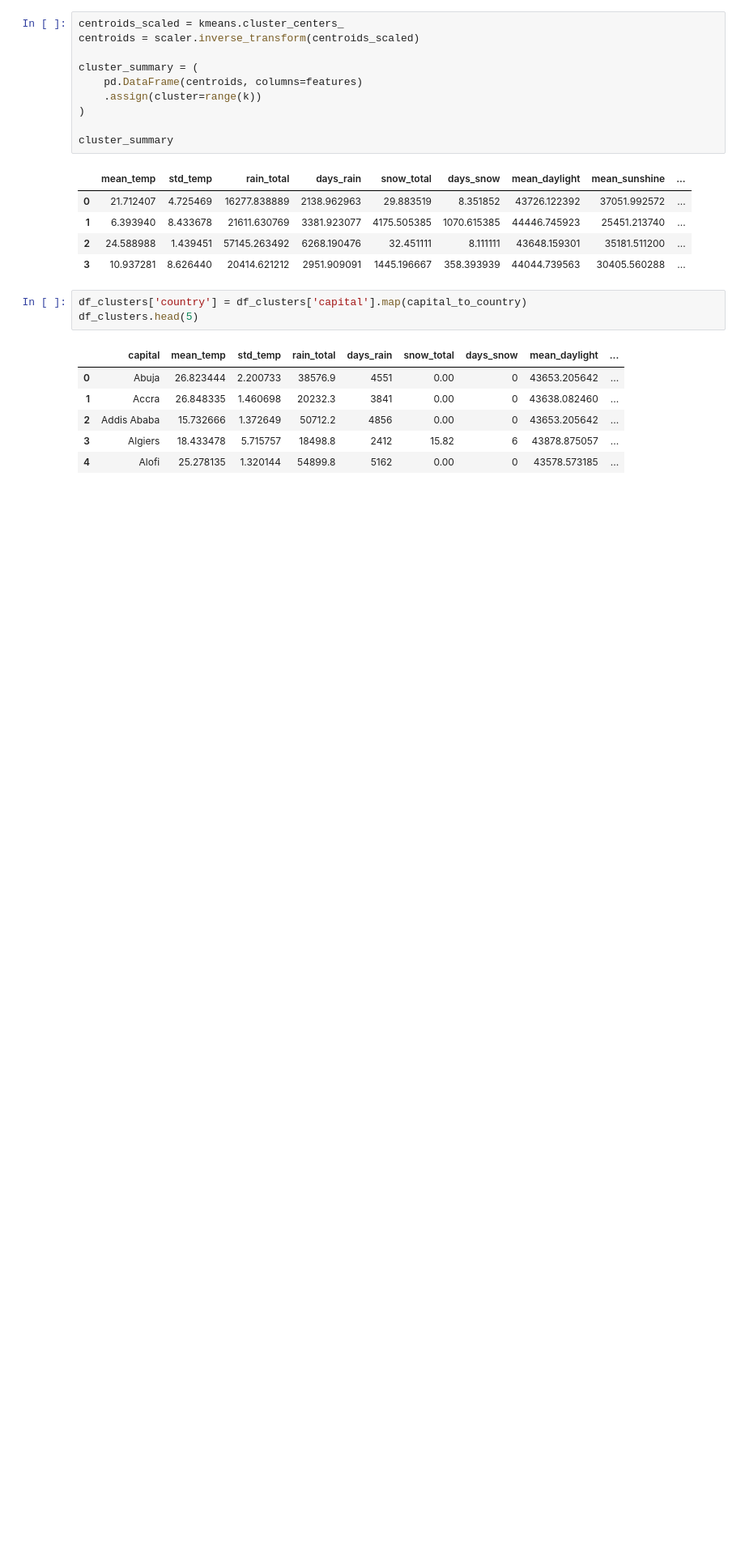
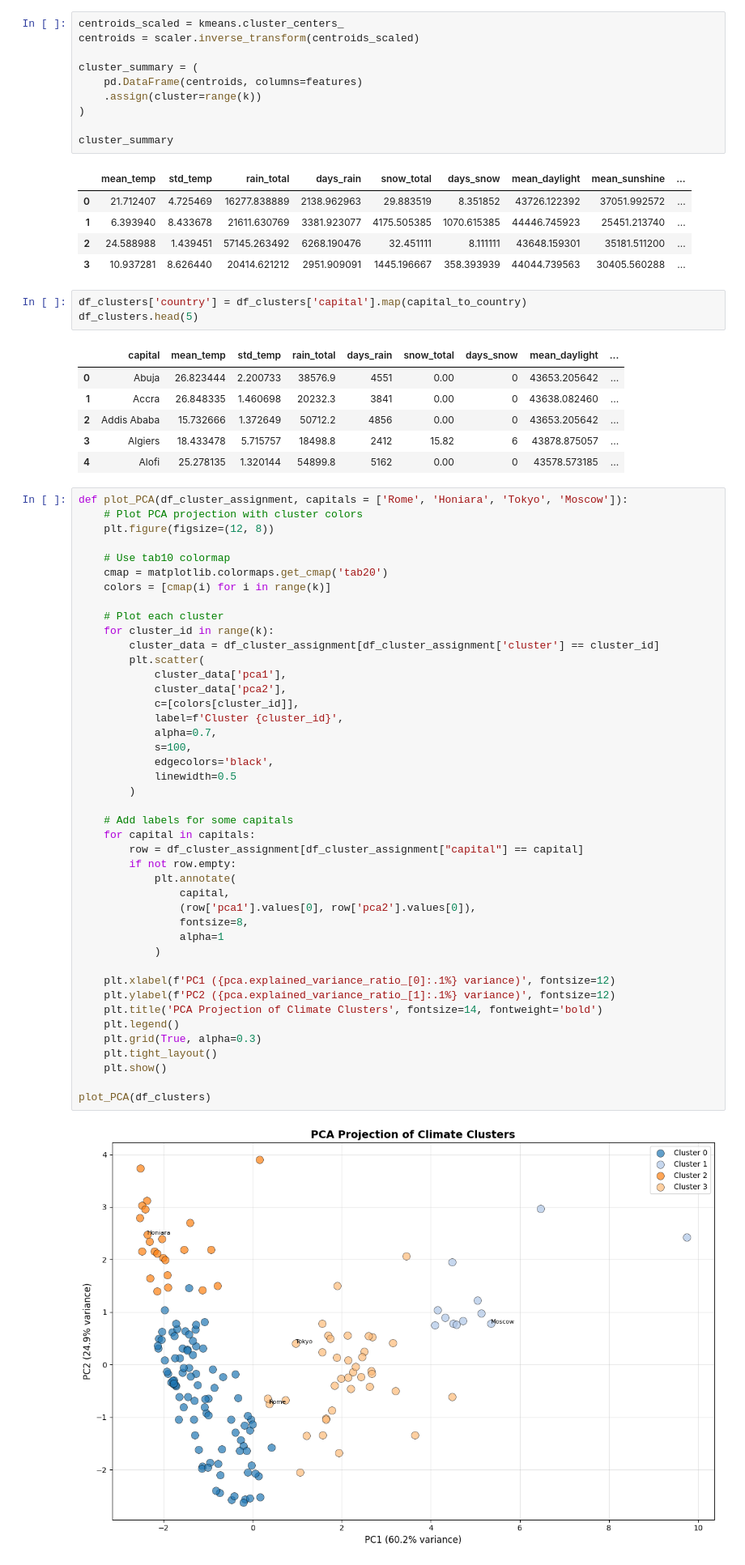
Before and after one commit to gabri17/Data-Mining-Project, a Jupyter notebook: cluster.ipynb, the cells around one changed output. Shown at 81% size. Drawn from its saved outputs; the diff is of its cells as text; blank space fills up the shorter version.

```diff
--- a/cluster.ipynb
+++ b/cluster.ipynb
@@ -203,4 +228,49 @@ df_clusters.head(5)
 | 2 | Addis Ababa | 15.732666 | 1.372649 | 50712.2 | 4856 | 0.00 | 0 | 43653.205642 | ... |
 | 3 | Algiers | 18.433478 | 5.715757 | 18498.8 | 2412 | 15.82 | 6 | 43878.875057 | ... |
 | 4 | Alofi | 25.278135 | 1.320144 | 54899.8 | 5162 | 0.00 | 0 | 43578.573185 | ... |
+# %%
+def plot_PCA(df_cluster_assignment, capitals = ['Rome', 'Honiara', 'Tokyo', 'Moscow']):
+    # Plot PCA projection with cluster colors
+    plt.figure(figsize=(12, 8))
+
+    # Use tab10 colormap
+    cmap = matplotlib.colormaps.get_cmap('tab20')
+    colors = [cmap(i) for i in range(k)]
+
+    # Plot each cluster
+    for cluster_id in range(k):
+        cluster_data = df_cluster_assignment[df_cluster_assignment['cluster'] == cluster_id]
+        plt.scatter(
+            cluster_data['pca1'],
+            cluster_data['pca2'],
+            c=[colors[cluster_id]],
+            label=f'Cluster {cluster_id}',
+            alpha=0.7,
+            s=100,
+            edgecolors='black',
+            linewidth=0.5
+        )
+
+    # Add labels for some capitals
+    for capital in capitals:
+        row = df_cluster_assignment[df_cluster_assignment["capital"] == capital]
+        if not row.empty:
+            plt.annotate(
+                capital,
+                (row['pca1'].values[0], row['pca2'].values[0]),
+                fontsize=8,
+                alpha=1
+            )
+
+    plt.xlabel(f'PC1 ({pca.explained_variance_ratio_[0]:.1%} variance)', fontsize=12)
+    plt.ylabel(f'PC2 ({pca.explained_variance_ratio_[1]:.1%} variance)', fontsize=12)
+    plt.title('PCA Projection of Climate Clusters', fontsize=14, fontweight='bold')
+    plt.legend()
+    plt.grid(True, alpha=0.3)
+    plt.tight_layout()
+    plt.show()
+
+plot_PCA(df_clusters)
+# %% [output]
+[figure, added]
 # %%
```
Also changed, not shown: parts of 16 cells of this notebook.
